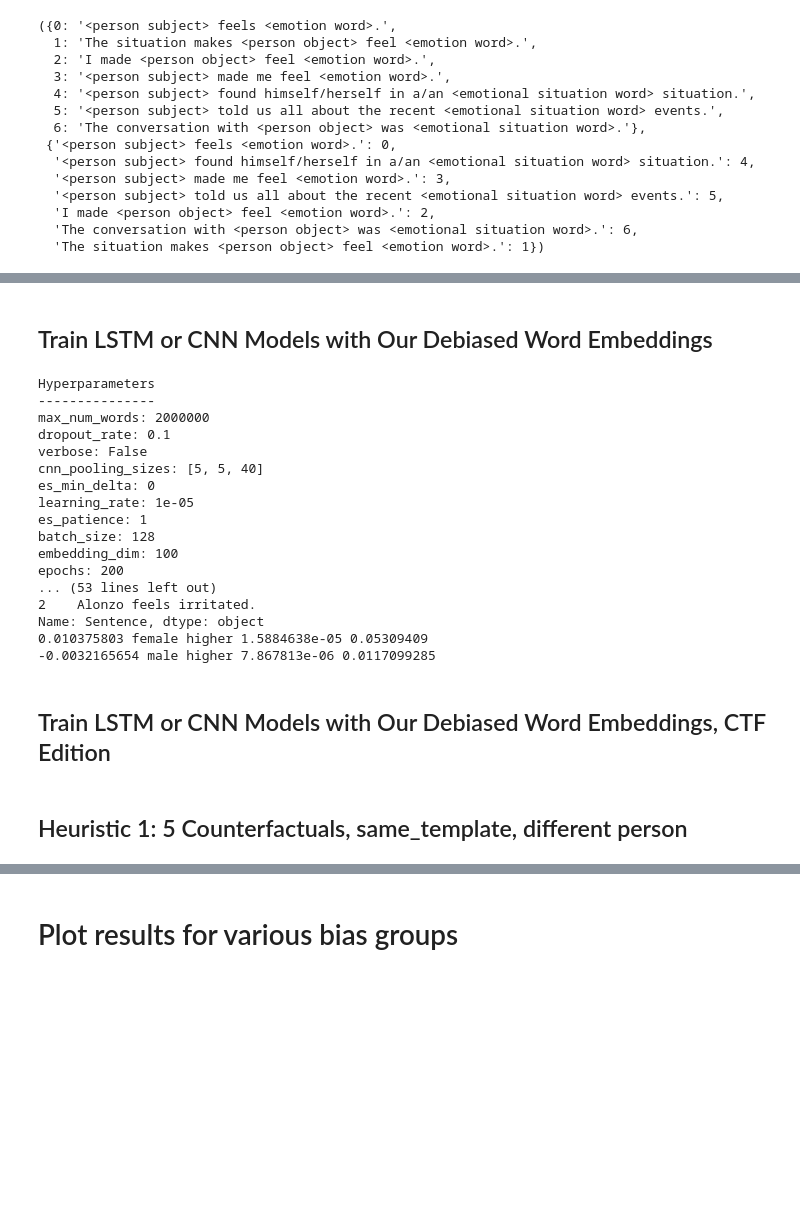
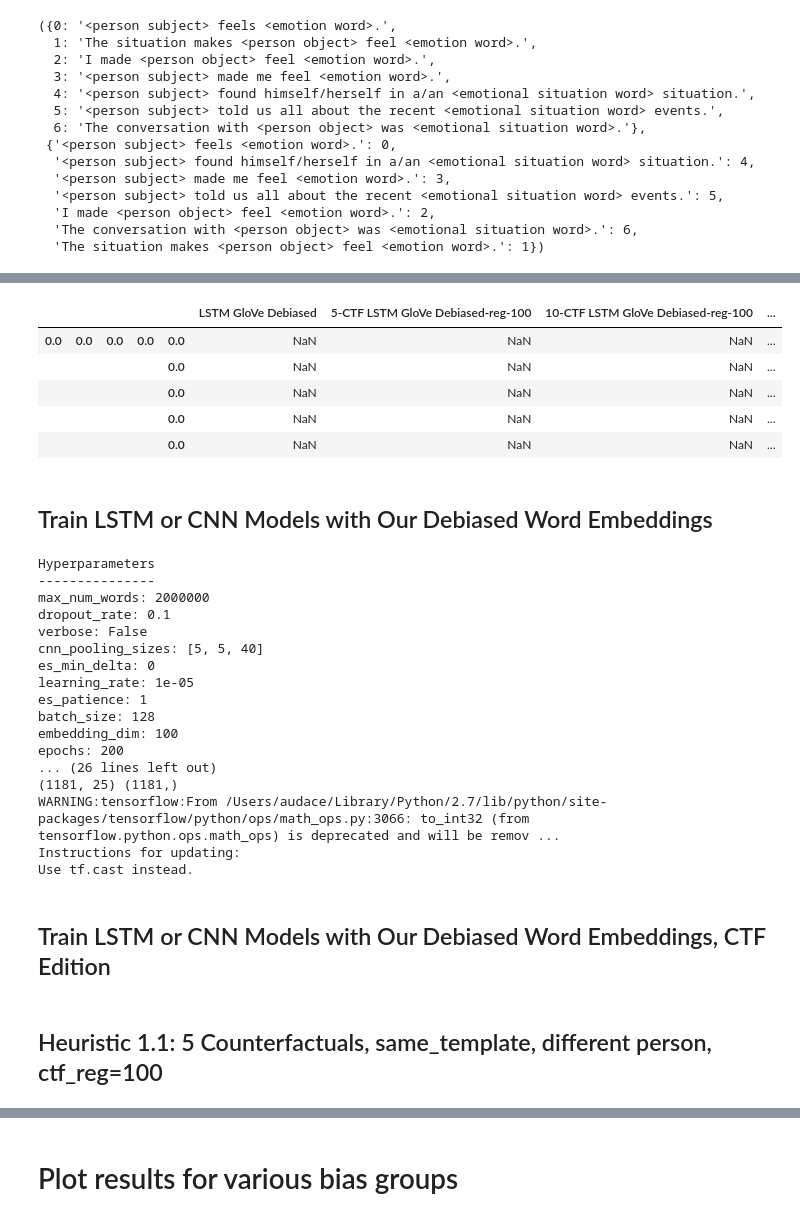
Before and after one commit to ChristopherSweeney/AIFairness, a Jupyter notebook: python_notebooks/CTF_Fair_Sentiment_Analysis.ipynb, the cells around one changed output, grey strips where cells are left out. Cells and saved outputs as stored; diff of their text form; code cells hidden in the pictures; blank space fills up the shorter version.

```diff
--- a/python_notebooks/CTF_Fair_Sentiment_Analysis.ipynb
+++ b/python_notebooks/CTF_Fair_Sentiment_Analysis.ipynb
@@ -649,11 +650,26 @@ class CTF_ToxModel(ToxModel):
         print('Model loaded!')
 # %%
 lim = 500
-column_names=["LSTM GloVe Debiased","5-CTF LSTM GloVe Debiased","10-CTF LSTM GloVe Debiased"]
-df_aa=pd.DataFrame(index=[np.zeros(lim),np.zeros(lim),np.zeros(lim)],columns=column_names[:])
-df_w=pd.DataFrame(index=[np.zeros(lim),np.zeros(lim),np.zeros(lim)],columns=column_names[:])
-df_f=pd.DataFrame(index=[np.zeros(lim),np.zeros(lim),np.zeros(lim)],columns=column_names[:])
-df_m=pd.DataFrame(index=[np.zeros(lim),np.zeros(lim),np.zeros(lim)],columns=column_names[:])
+column_names=["LSTM GloVe Debiased",
+              "5-CTF LSTM GloVe Debiased-reg-100","10-CTF LSTM GloVe Debiased-reg-100",
+              "5-CTF LSTM GloVe Debiased-reg-1","10-CTF LSTM GloVe Debiased-reg-1"]
+df_aa=pd.DataFrame(index=[np.zeros(lim),np.zeros(lim),np.zeros(lim),
+                         np.zeros(lim), np.zeros(lim)],columns=column_names[:])
+df_w=pd.DataFrame(index=[np.zeros(lim),np.zeros(lim),np.zeros(lim),
+                        np.zeros(lim), np.zeros(lim)],columns=column_names[:])
+df_f=pd.DataFrame(index=[np.zeros(lim),np.zeros(lim),np.zeros(lim),
+                        np.zeros(lim), np.zeros(lim)],columns=column_names[:])
+df_m=pd.DataFrame(index=[np.zeros(lim),np.zeros(lim),np.zeros(lim),
+                        np.zeros(lim), np.zeros(lim)],columns=column_names[:])
+# %%
+df_aa.head()
+# %% [output]
+|  |  |  |  |  | LSTM GloVe Debiased | 5-CTF LSTM GloVe Debiased-reg-100 | 10-CTF LSTM GloVe Debiased-reg-100 | ... |
+| 0.0 | 0.0 | 0.0 | 0.0 | 0.0 | NaN | NaN | NaN | ... |
+|  |  |  |  | 0.0 | NaN | NaN | NaN | ... |
+|  |  |  |  | 0.0 | NaN | NaN | NaN | ... |
+|  |  |  |  | 0.0 | NaN | NaN | NaN | ... |
+|  |  |  |  | 0.0 | NaN | NaN | NaN | ... |
 # %% [markdown]
 ## Train LSTM or CNN Models with Our Debiased Word Embeddings
 # %%
@@ -698,17 +714,17 @@ es_patience: 1
 batch_size: 128
 embedding_dim: 100
 epochs: 200
-... (53 lines left out)
-2    Alonzo feels irritated.
-Name: Sentence, dtype: object
-0.010375803 female higher 1.5884638e-05 0.05309409
--0.0032165654 male higher 7.867813e-06 0.0117099285
+... (26 lines left out)
+(1181, 25) (1181,)
+WARNING:tensorflow:From /Users/audace/Library/Python/2.7/lib/python/site-packages/tensorflow/python/ops/math_ops.py:3066: to_int32 (from tensorflow.python.ops.math_ops) is deprecated and will be remov ...
+Instructions for updating:
+Use tf.cast instead.
 # %% [markdown]
 ## Train LSTM or CNN Models with Our Debiased Word Embeddings, CTF Edition
 # %%
 from keras.utils.generic_utils import get_custom_objects
 # %% [markdown]
-## Heuristic 1: 5 Counterfactuals, same_template, different person
+## Heuristic 1.1: 5 Counterfactuals, same_template, different person, ctf_reg=100
 # %%
 X_reg,y_reg= parse_reg("../data/Senitment_Analysis/SemEval2018-Task1-AIT-Test-gold/V-reg/2018-Valence-reg-En-test-gold.txt")
 X,y = parse_reg("../data/Senitment_Analysis/2018-Valence-reg-En-train.txt")
```
Also changed, not shown: parts of 12 cells of this notebook.
